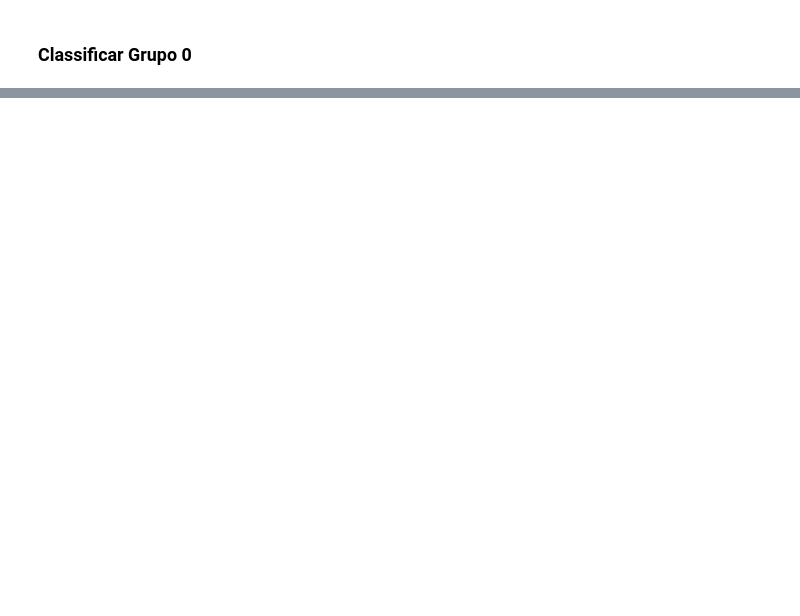
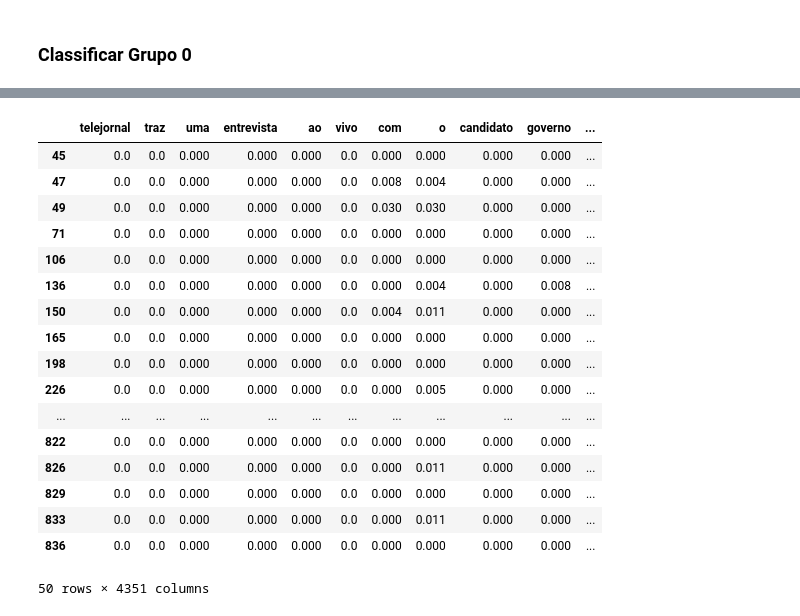
Before and after one commit to Playerjb/ProjetoIntegradorIV, a Jupyter notebook: Scripts/vetorizacao.ipynb, the cells around one changed output, grey strips where cells are left out. Saved outputs shown, nothing was run; the diff lists cells and outputs as text; code cells hidden in the pictures; blank space fills up the shorter version.

Commit message:
Script com a classificação

```diff
--- a/Scripts/vetorizacao.ipynb
+++ b/Scripts/vetorizacao.ipynb
@@ -327,0 +507,6 @@ classify_gp2()
+# %%
+if(len(gp2) > 5): #Caso a quantidade de posts no grupo seja inferior a 5, a quantidade de SAMPLE será igual a quantidade de posts
+    result, classific = classification(gp2.sample(5), lines) #Classifica o Grupo 1
+else:
+    result, classific = classification(gp2.sample(len(gp2)), lines) #Classifica o Grupo 1
+print(result)
@@ -327,0 +517,11 @@ classify_gp2()
+# %%
+dictlist = clusterizar(gp2)
+df_aux = insert_column(gp2, dictlist)
+gp0 = get_group(0,df_aux)
+gp1 = get_group(1,df_aux)
+gp2 = get_group(2,df_aux)
+if(len(gp2) > 5): #Caso a quantidade de posts no grupo seja inferior a 5, a quantidade de SAMPLE será igual a quantidade de posts
+    result, classific = classification(gp2.sample(5), lines) #Classifica o Grupo 2
+else:
+    result, classific = classification(gp2.sample(len(gp2)), lines) #Classifica o Grupo 2
+print(result)
@@ -327,0 +532,11 @@ classify_gp2()
+# %%
+dictlist = clusterizar(gp2)
+df_aux = insert_column(gp2, dictlist)
+gp0 = pd.concat([gp0,get_group(0,df_aux)])
+gp1 = pd.concat([gp1,get_group(1,df_aux)])
+gp2 = get_group(2,df_aux)
+if(len(gp2) > 5): #Caso a quantidade de posts no grupo seja inferior a 5, a quantidade de SAMPLE será igual a quantidade de posts
+    result, classific = classification(gp2.sample(5), lines) #Classifica o Grupo 2
+else:
+    result, classific = classification(gp2.sample(len(gp2)), lines) #Classifica o Grupo 2
+print(result)
@@ -327,0 +547,4 @@ classify_gp2()
+# %%
+dfTF = insert_column_class(dfTF, gp2, classific)
+gp2 = pd.DataFrame()
+dfTF
@@ -327,0 +599,21 @@ classify_gp2()
+# %%
+dfTF.loc[dfTF['classification'] == 'Negativo']
+# %% [output]
+|  | telejornal | traz | uma | entrevista | ao | vivo | com | o | candidato | governo | ... |
+| 45 | 0.0 | 0.0 | 0.000 | 0.000 | 0.000 | 0.0 | 0.000 | 0.000 | 0.000 | 0.000 | ... |
+| 47 | 0.0 | 0.0 | 0.000 | 0.000 | 0.000 | 0.0 | 0.008 | 0.004 | 0.000 | 0.000 | ... |
+| 49 | 0.0 | 0.0 | 0.000 | 0.000 | 0.000 | 0.0 | 0.030 | 0.030 | 0.000 | 0.000 | ... |
+| 71 | 0.0 | 0.0 | 0.000 | 0.000 | 0.000 | 0.0 | 0.000 | 0.000 | 0.000 | 0.000 | ... |
+| 106 | 0.0 | 0.0 | 0.000 | 0.000 | 0.000 | 0.0 | 0.000 | 0.000 | 0.000 | 0.000 | ... |
+| 136 | 0.0 | 0.0 | 0.000 | 0.000 | 0.000 | 0.0 | 0.000 | 0.004 | 0.000 | 0.008 | ... |
+| 150 | 0.0 | 0.0 | 0.000 | 0.000 | 0.000 | 0.0 | 0.004 | 0.011 | 0.000 | 0.000 | ... |
+| 165 | 0.0 | 0.0 | 0.000 | 0.000 | 0.000 | 0.0 | 0.000 | 0.000 | 0.000 | 0.000 | ... |
+| 198 | 0.0 | 0.0 | 0.000 | 0.000 | 0.000 | 0.0 | 0.000 | 0.000 | 0.000 | 0.000 | ... |
+| 226 | 0.0 | 0.0 | 0.000 | 0.000 | 0.000 | 0.0 | 0.000 | 0.005 | 0.000 | 0.000 | ... |
+| ... | ... | ... | ... | ... | ... | ... | ... | ... | ... | ... | ... |
+| 822 | 0.0 | 0.0 | 0.000 | 0.000 | 0.000 | 0.0 | 0.000 | 0.000 | 0.000 | 0.000 | ... |
+| 826 | 0.0 | 0.0 | 0.000 | 0.000 | 0.000 | 0.0 | 0.000 | 0.011 | 0.000 | 0.000 | ... |
+| 829 | 0.0 | 0.0 | 0.000 | 0.000 | 0.000 | 0.0 | 0.000 | 0.000 | 0.000 | 0.000 | ... |
+| 833 | 0.0 | 0.0 | 0.000 | 0.000 | 0.000 | 0.0 | 0.000 | 0.011 | 0.000 | 0.000 | ... |
+| 836 | 0.0 | 0.0 | 0.000 | 0.000 | 0.000 | 0.0 | 0.000 | 0.000 | 0.000 | 0.000 | ... |
+50 rows × 4351 columns
```
Also changed, not shown: parts of 81 cells of this notebook.
